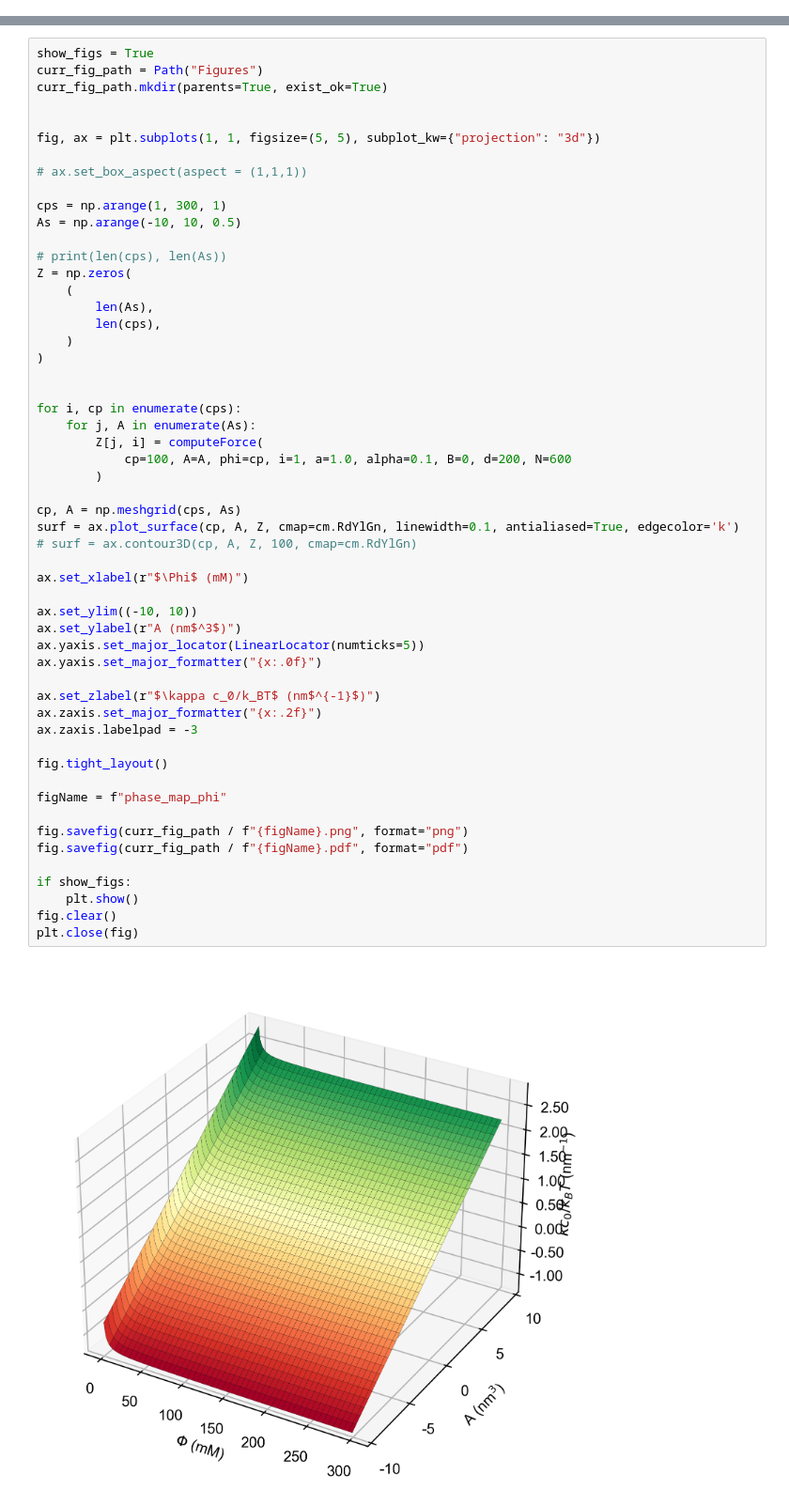
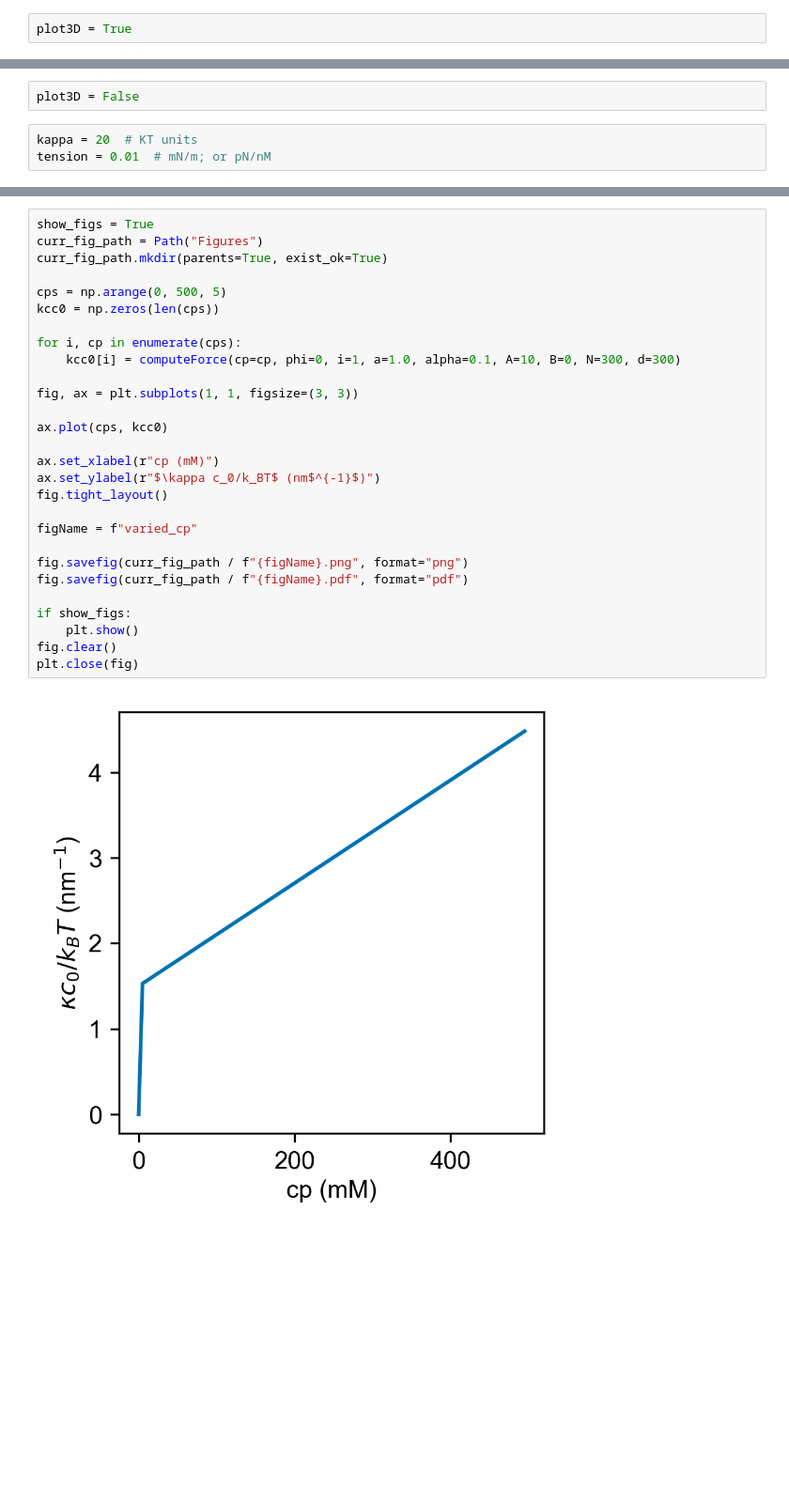
Before and after one commit to RangamaniLabUCSD/2023-IDP-bending, a Jupyter notebook: model.ipynb, the cells around one changed output, grey strips where cells are left out. Shown at 94% size. Drawn from its saved outputs; the diff is of its cells as text; blank space fills up the shorter version.

```diff
--- a/model.ipynb
+++ b/model.ipynb
@@ -111,3 +96,5 @@ def computeForce(
         print(f"elastic {F_elastic}, virial {F_virial},  ion {F_ion}")
         print(f"{F_elastic + F_ion + F_virial} nm^-1")
     return F_elastic + F_ion + F_virial
+# %%
+plot3D = True
@@ -113,0 +189,5 @@ def computeForce(
+# %%
+plot3D = False
+# %%
+kappa = 20  # KT units
+tension = 0.01  # mN/m; or pN/nM
@@ -170,56 +395,30 @@ plt.close(fig)
 # %%
 show_figs = True
 curr_fig_path = Path("Figures")
 curr_fig_path.mkdir(parents=True, exist_ok=True)
 
-
-fig, ax = plt.subplots(1, 1, figsize=(5, 5), subplot_kw={"projection": "3d"})
-
-# ax.set_box_aspect(aspect = (1,1,1))
-
-cps = np.arange(1, 300, 1)
-As = np.arange(-10, 10, 0.5)
-
-# print(len(cps), len(As))
-Z = np.zeros(
-    (
-        len(As),
-        len(cps),
-    )
-)
-
+cps = np.arange(0, 500, 5)
+kcc0 = np.zeros(len(cps))
 
 for i, cp in enumerate(cps):
-    for j, A in enumerate(As):
-        Z[j, i] = computeForce(
-            cp=100, A=A, phi=cp, i=1, a=1.0, alpha=0.1, B=0, d=200, N=600
-        )
+    kcc0[i] = computeForce(cp=cp, phi=0, i=1, a=1.0, alpha=0.1, A=10, B=0, N=300, d=300)
 
-cp, A = np.meshgrid(cps, As)
-surf = ax.plot_surface(cp, A, Z, cmap=cm.RdYlGn, linewidth=0.1, antialiased=True, edgecolor='k')
-# surf = ax.contour3D(cp, A, Z, 100, cmap=cm.RdYlGn)
+fig, ax = plt.subplots(1, 1, figsize=(3, 3))
 
-ax.set_xlabel(r"$\Phi$ (mM)")
+ax.plot(cps, kcc0)
 
-ax.set_ylim((-10, 10))
-ax.set_ylabel(r"A (nm$^3$)")
-ax.yaxis.set_major_locator(LinearLocator(numticks=5))
-ax.yaxis.set_major_formatter("{x:.0f}")
-
-ax.set_zlabel(r"$\kappa c_0/k_BT$ (nm$^{-1}$)")
-ax.zaxis.set_major_formatter("{x:.2f}")
-ax.zaxis.labelpad = -3
-
+ax.set_xlabel(r"cp (mM)")
+ax.set_ylabel(r"$\kappa c_0/k_BT$ (nm$^{-1}$)")
 fig.tight_layout()
 
-figName = f"phase_map_phi"
+figName = f"varied_cp"
 
 fig.savefig(curr_fig_path / f"{figName}.png", format="png")
 fig.savefig(curr_fig_path / f"{figName}.pdf", format="pdf")
 
 if show_figs:
     plt.show()
 fig.clear()
 plt.close(fig)
 # %% [output]
-[figure, old version]
+[figure, new version]
```
Also changed, not shown: parts of 15 cells of this notebook, 11 other files.
